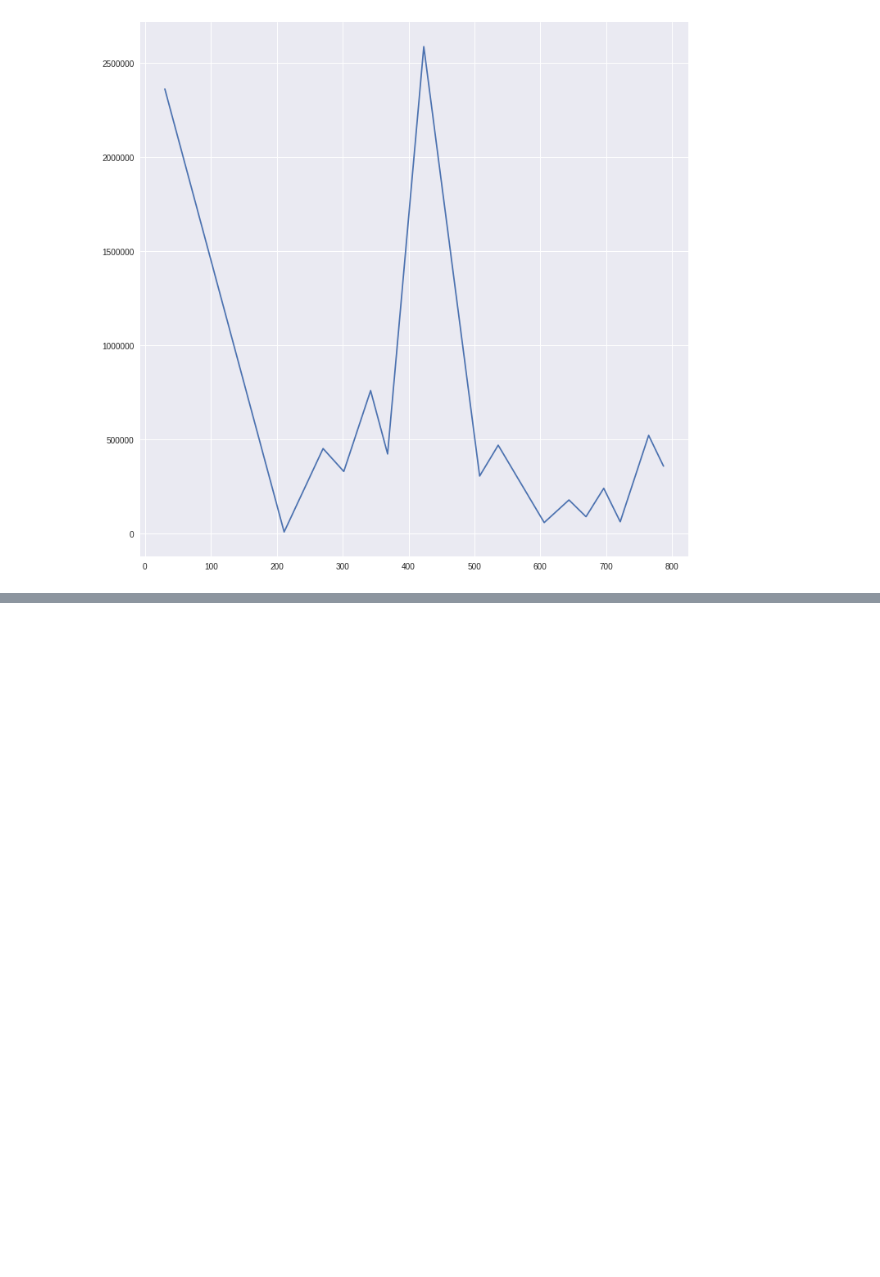
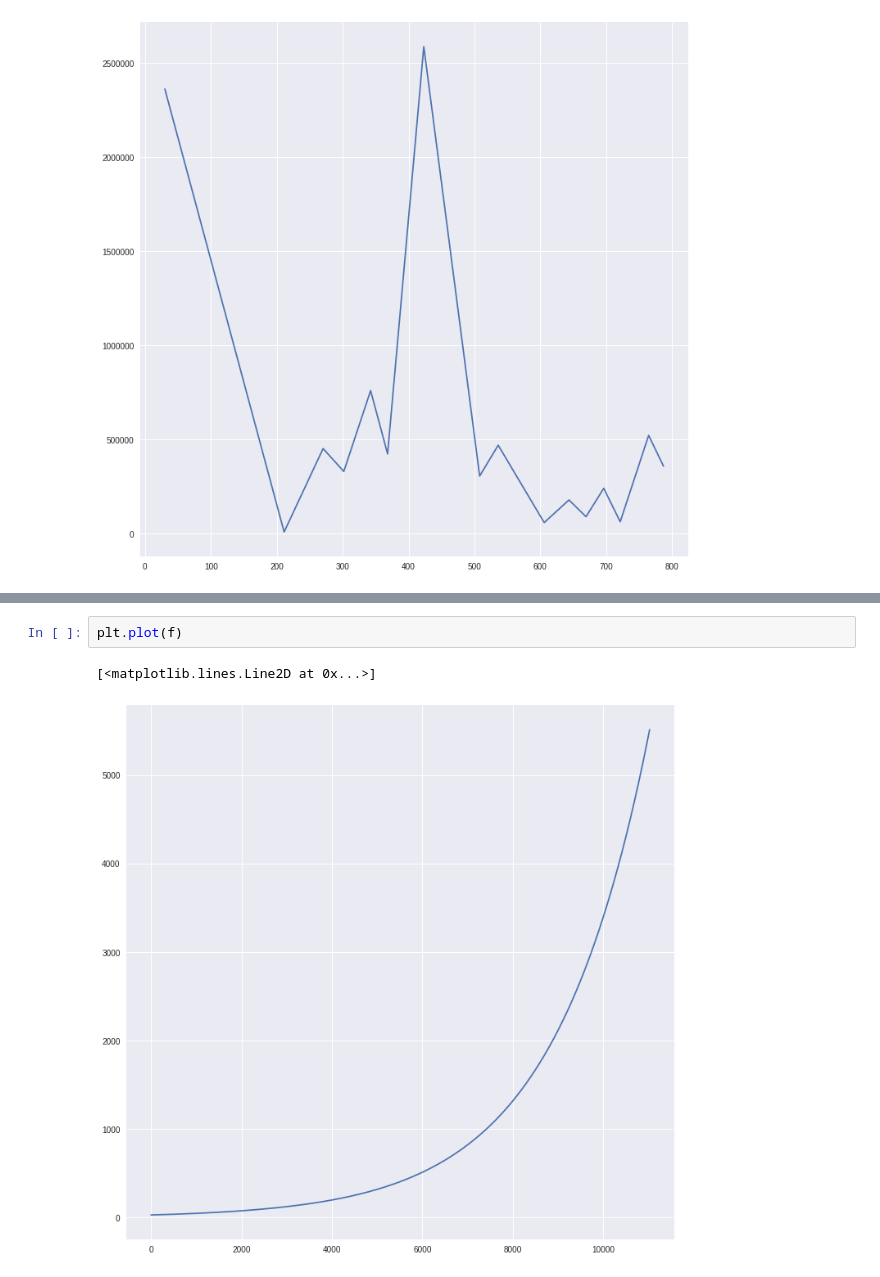
Before and after one commit to tandav/spectrogram, a Jupyter notebook: custom_fft_low_freqs.ipynb, the cells around one changed output, grey strips where cells are left out. Drawn from its saved outputs; the diff is of its cells as text; blank space fills up the shorter version.

```diff
--- a/custom_fft_low_freqs.ipynb
+++ b/custom_fft_low_freqs.ipynb
@@ -446,0 +504,5 @@ plt.plot(f[minimas_mask | maximas_mask], a[minimas_mask | maximas_mask])
+# %%
+plt.plot(f)
+# %% [output]
+[<matplotlib.lines.Line2D at 0x...>]
+[figure, added]
```
Also changed, not shown: parts of 18 cells of this notebook.
